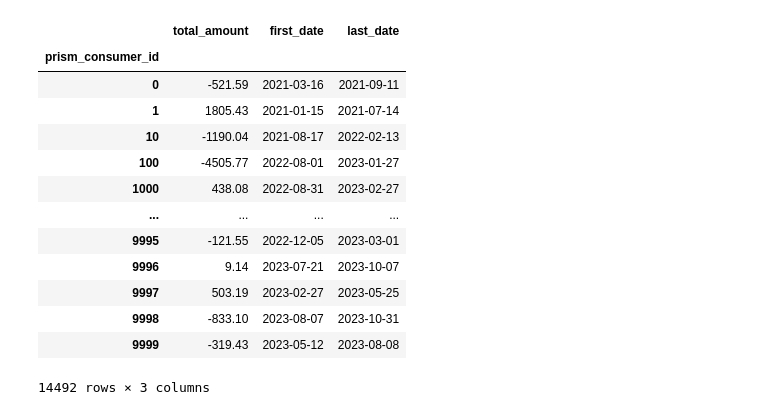
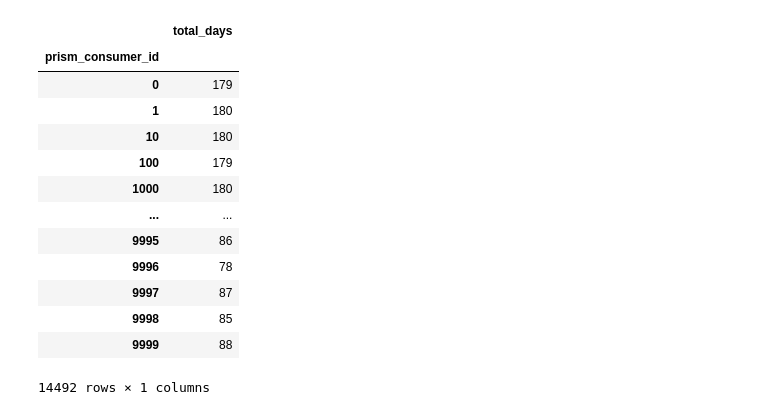
Before and after one commit to hillarychang/dsc180b-capstone-q2, a Jupyter notebook: src/notebooks/Jevan_feature_creation.ipynb, the cells around one changed output. Drawn from its saved outputs; the diff is of its cells as text; code cells hidden in the pictures.

```diff
--- a/src/notebooks/Jevan_feature_creation.ipynb
+++ b/src/notebooks/Jevan_feature_creation.ipynb
@@ -306,21 +111,26 @@ trxnDF
 # %%
-trxn_time = trxnDF.copy()
-trxn_time.loc[trxn_time['credit_or_debit'] == 'DEBIT', 'amount'] *= -1
-trxn_time = trxn_time.groupby(['prism_consumer_id']).agg(total_amount=('amount', 'sum'),
-                                                           first_date=('posted_date', 'min'), last_date=('posted_date','max'))
-trxn_time
+def days_open():
+    trxn_time = trxnDF.copy()
+    trxn_time.loc[trxn_time['credit_or_debit'] == 'DEBIT', 'amount'] *= -1
+    trxn_time = trxn_time.groupby(['prism_consumer_id']).agg(total_amount=('amount', 'sum'),
+                                                               first_date=('posted_date', 'min'), last_date=('posted_date','max'))
+    trxn_time['last_date'] = pd.to_datetime(trxn_time['last_date'])
+    trxn_time['first_date'] = pd.to_datetime(trxn_time['first_date'])
+    trxn_time['total_days'] = (trxn_time['last_date'] - trxn_time['first_date']).dt.days
+    return trxn_time[['total_days']]
+days_open()
 # %% [output]
-|  | total_amount | first_date | last_date |
-| prism_consumer_id |  |  |  |
-| 0 | -521.59 | 2021-03-16 | 2021-09-11 |
-| 1 | 1805.43 | 2021-01-15 | 2021-07-14 |
-| 10 | -1190.04 | 2021-08-17 | 2022-02-13 |
-| 100 | -4505.77 | 2022-08-01 | 2023-01-27 |
-| 1000 | 438.08 | 2022-08-31 | 2023-02-27 |
-| ... | ... | ... | ... |
-| 9995 | -121.55 | 2022-12-05 | 2023-03-01 |
-| 9996 | 9.14 | 2023-07-21 | 2023-10-07 |
-| 9997 | 503.19 | 2023-02-27 | 2023-05-25 |
-| 9998 | -833.10 | 2023-08-07 | 2023-10-31 |
-| 9999 | -319.43 | 2023-05-12 | 2023-08-08 |
+|  | total_days |
+| prism_consumer_id |  |
+| 0 | 179 |
+| 1 | 180 |
+| 10 | 180 |
+| 100 | 179 |
+| 1000 | 180 |
+| ... | ... |
+| 9995 | 86 |
+| 9996 | 78 |
+| 9997 | 87 |
+| 9998 | 85 |
+| 9999 | 88 |
-14492 rows × 3 columns
+14492 rows × 1 columns
```
Also changed, not shown: parts of 27 cells of this notebook.
